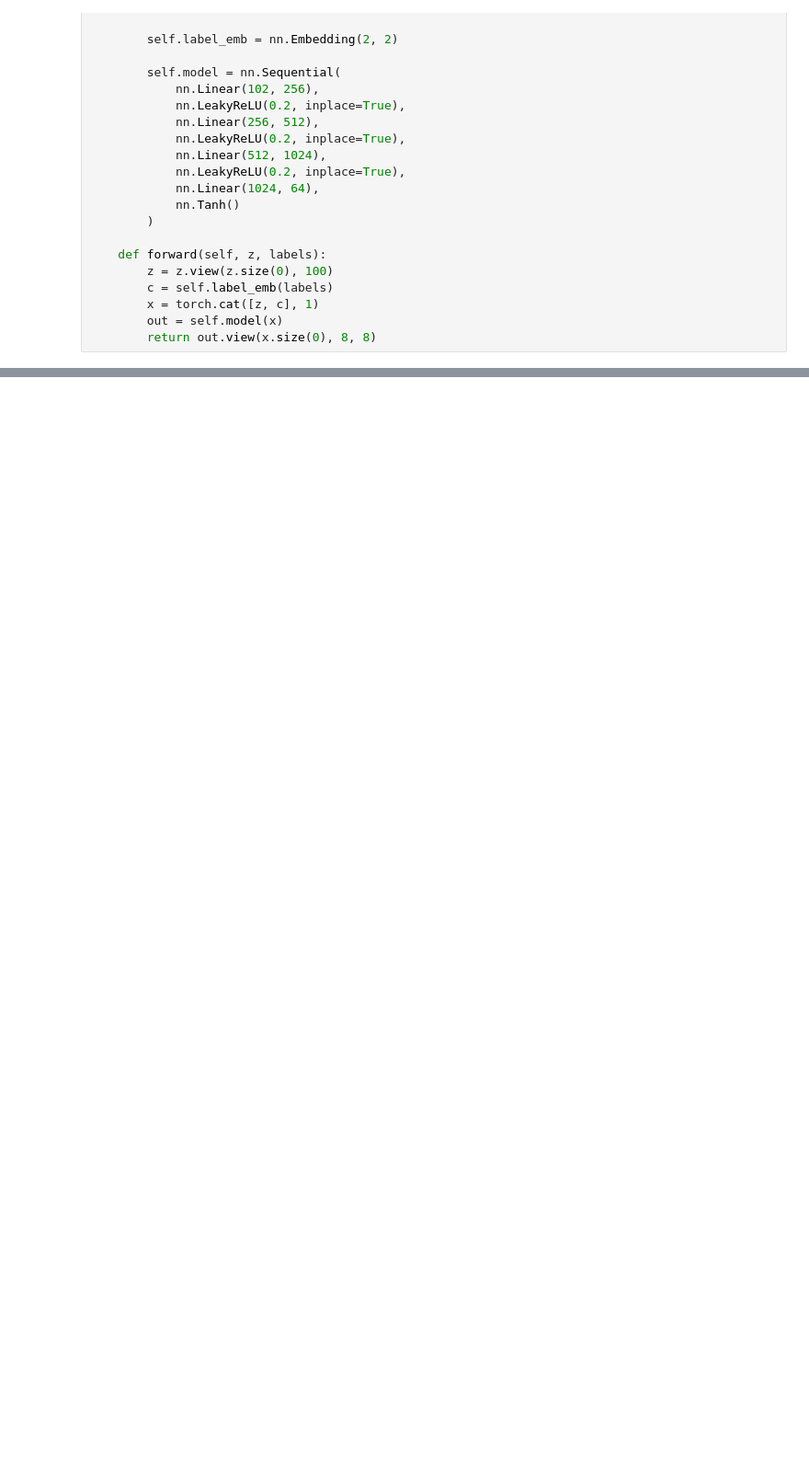
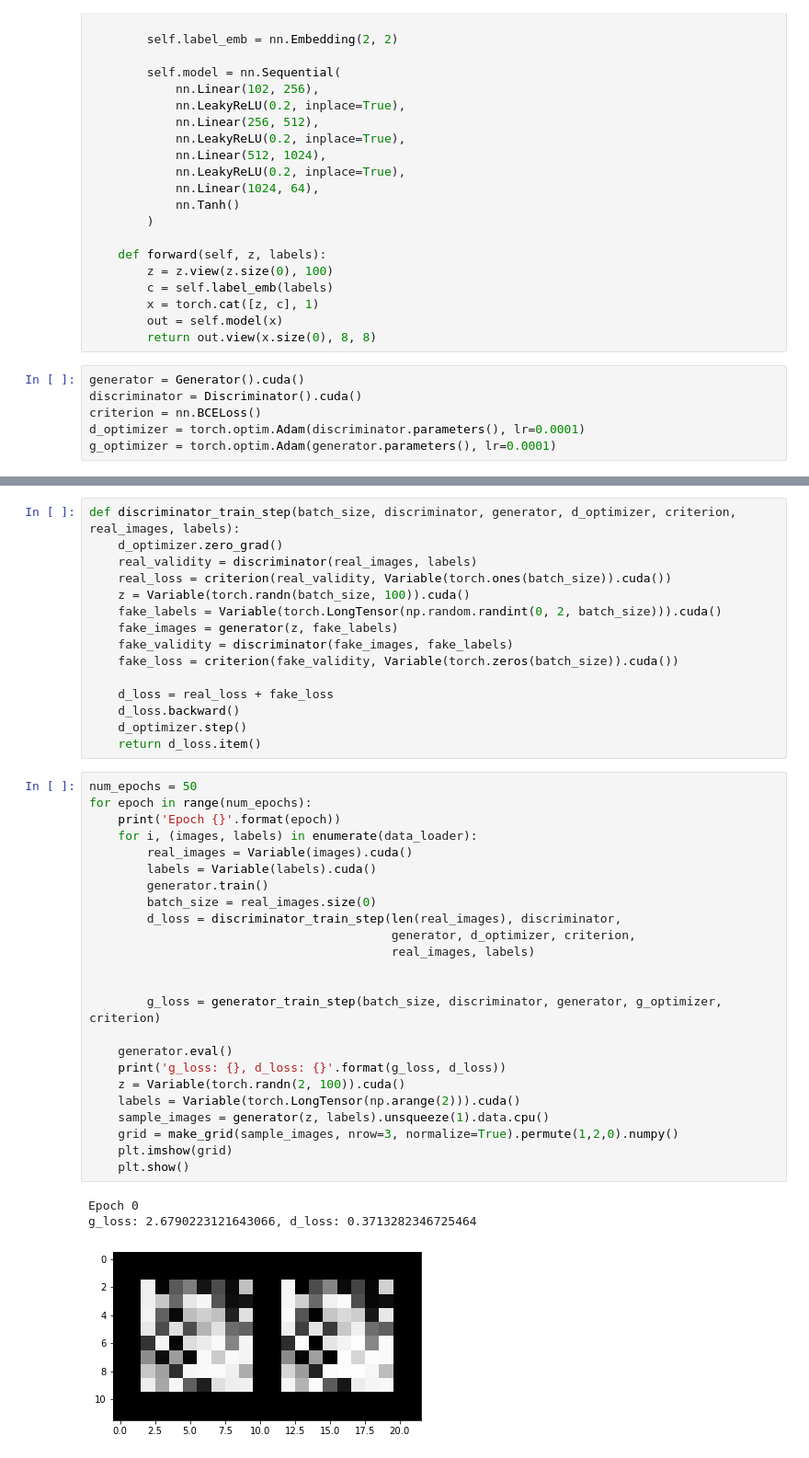
Before and after one commit to VickyRDK/Cgan, a Jupyter notebook: CGAN.ipynb, the cells around one changed output, grey strips where cells are left out. Shown at 92% size. Saved outputs shown, nothing was run; the diff lists cells and outputs as text; blank space fills up the shorter version.

```diff
--- a/CGAN.ipynb
+++ b/CGAN.ipynb
@@ -110,3 +110,9 @@ class Generator(nn.Module):
         x = torch.cat([z, c], 1)
         out = self.model(x)
         return out.view(x.size(0), 8, 8)
+# %%
+generator = Generator().cuda()
+discriminator = Discriminator().cuda()
+criterion = nn.BCELoss()
+d_optimizer = torch.optim.Adam(discriminator.parameters(), lr=0.0001)
+g_optimizer = torch.optim.Adam(generator.parameters(), lr=0.0001)
@@ -112,0 +130,43 @@ class Generator(nn.Module):
+# %%
+def discriminator_train_step(batch_size, discriminator, generator, d_optimizer, criterion, real_images, labels):
+    d_optimizer.zero_grad()
+    real_validity = discriminator(real_images, labels)
+    real_loss = criterion(real_validity, Variable(torch.ones(batch_size)).cuda())
+    z = Variable(torch.randn(batch_size, 100)).cuda()
+    fake_labels = Variable(torch.LongTensor(np.random.randint(0, 2, batch_size))).cuda()
+    fake_images = generator(z, fake_labels)
+    fake_validity = discriminator(fake_images, fake_labels)
+    fake_loss = criterion(fake_validity, Variable(torch.zeros(batch_size)).cuda())
+
+    d_loss = real_loss + fake_loss
+    d_loss.backward()
+    d_optimizer.step()
+    return d_loss.item()
+# %%
+num_epochs = 50
+for epoch in range(num_epochs):
+    print('Epoch {}'.format(epoch))
+    for i, (images, labels) in enumerate(data_loader):
+        real_images = Variable(images).cuda()
+        labels = Variable(labels).cuda()
+        generator.train()
+        batch_size = real_images.size(0)
+        d_loss = discriminator_train_step(len(real_images), discriminator,
+                                          generator, d_optimizer, criterion,
+                                          real_images, labels)
+
+
+        g_loss = generator_train_step(batch_size, discriminator, generator, g_optimizer, criterion)
+
+    generator.eval()
+    print('g_loss: {}, d_loss: {}'.format(g_loss, d_loss))
+    z = Variable(torch.randn(2, 100)).cuda()
+    labels = Variable(torch.LongTensor(np.arange(2))).cuda()
+    sample_images = generator(z, labels).unsqueeze(1).data.cpu()
+    grid = make_grid(sample_images, nrow=3, normalize=True).permute(1,2,0).numpy()
+    plt.imshow(grid)
+    plt.show()
+# %% [output]
+Epoch 0
+g_loss: 2.6790223121643066, d_loss: 0.3713282346725464
+[figure, added]
```
Also changed, not shown: parts of 3 cells of this notebook.
